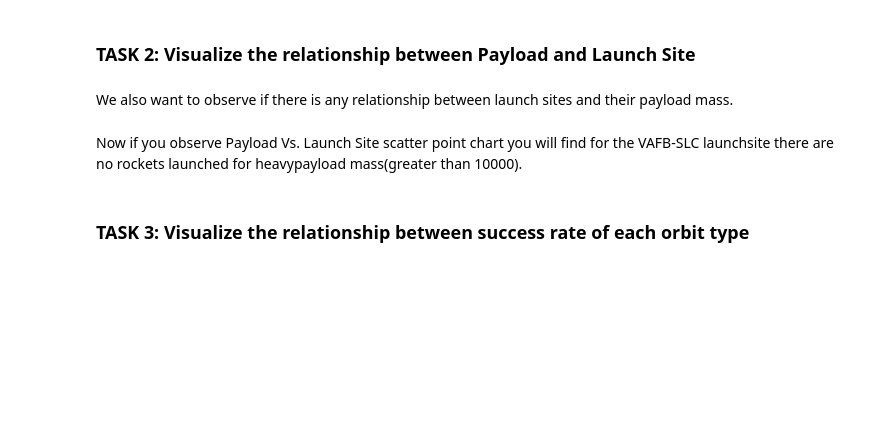
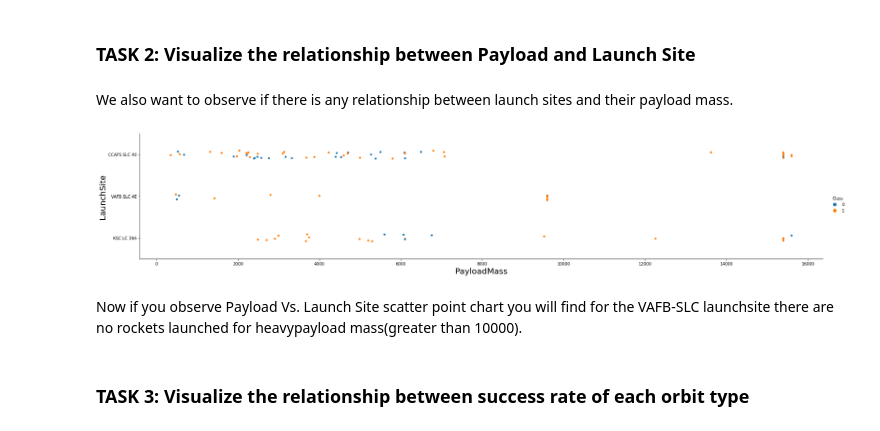
Before and after one commit to prarthnam/IBM-Applied-Data-Science-Capstone, a Jupyter notebook: EDA with Visualization.ipynb, the cells around one changed output. Saved outputs shown, nothing was run; the diff lists cells and outputs as text; code cells hidden in the pictures; blank space fills up the shorter version.

```diff
--- a/EDA with Visualization.ipynb
+++ b/EDA with Visualization.ipynb
@@ -100,6 +100,12 @@ Now try to explain the patterns you found in the Flight Number vs. Launch Site s
 We also want to observe if there is any relationship between launch sites and their payload mass.
 # %%
 # Plot a scatter point chart with x axis to be Pay Load Mass (kg) and y axis to be the launch site, and hue to be the class value
+sns.catplot(y="LaunchSite", x="PayloadMass", data=df, hue="Class", aspect=5)
+plt.xlabel("PayloadMass", fontsize=20)
+plt.ylabel("LaunchSite", fontsize=20)
+plt.show()
+# %% [output]
+[figure, added]
 # %% [markdown]
 Now if you observe Payload Vs. Launch Site scatter point chart you will find for the VAFB-SLC  launchsite there are no  rockets  launched for  heavypayload mass(greater than 10000).
 # %% [markdown]
```
Also changed, not shown: parts of 7 cells of this notebook.
